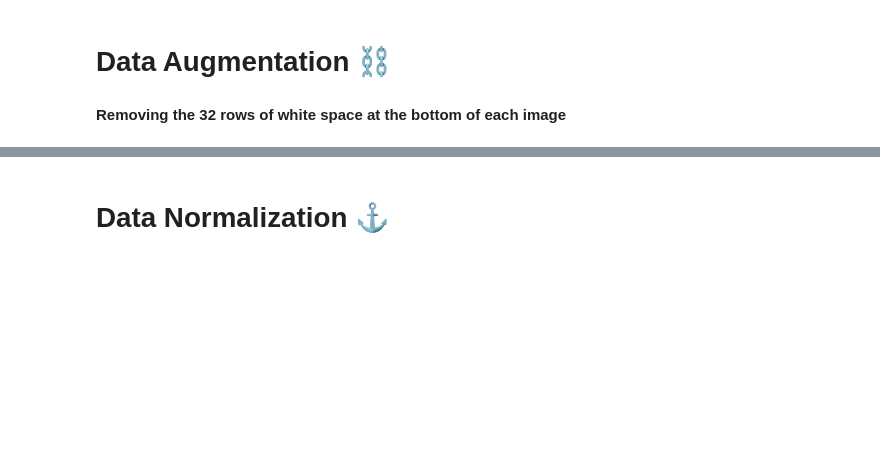
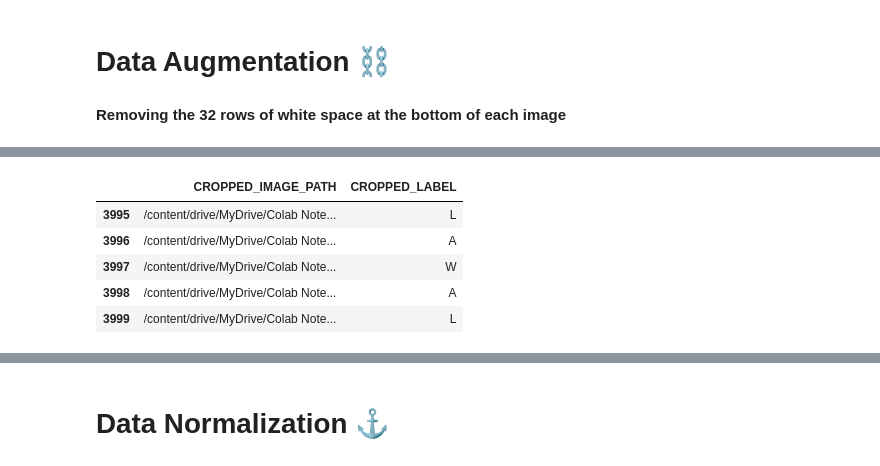
Before and after one commit to 0b10001/FPMR, a Jupyter notebook: More_Data_processing.ipynb, the cells around one changed output, grey strips where cells are left out. Drawn from its saved outputs; the diff is of its cells as text; code cells hidden in the pictures; blank space fills up the shorter version.

```diff
--- a/More_Data_processing.ipynb
+++ b/More_Data_processing.ipynb
@@ -164,0 +91,9 @@ chart
+# %%
+df.tail()
+# %% [output]
+|  | CROPPED_IMAGE_PATH | CROPPED_LABEL |
+| 3995 | /content/drive/MyDrive/Colab Note... | L |
+| 3996 | /content/drive/MyDrive/Colab Note... | A |
+| 3997 | /content/drive/MyDrive/Colab Note... | W |
+| 3998 | /content/drive/MyDrive/Colab Note... | A |
+| 3999 | /content/drive/MyDrive/Colab Note... | L |
```
Also changed, not shown: parts of 9 cells of this notebook.
